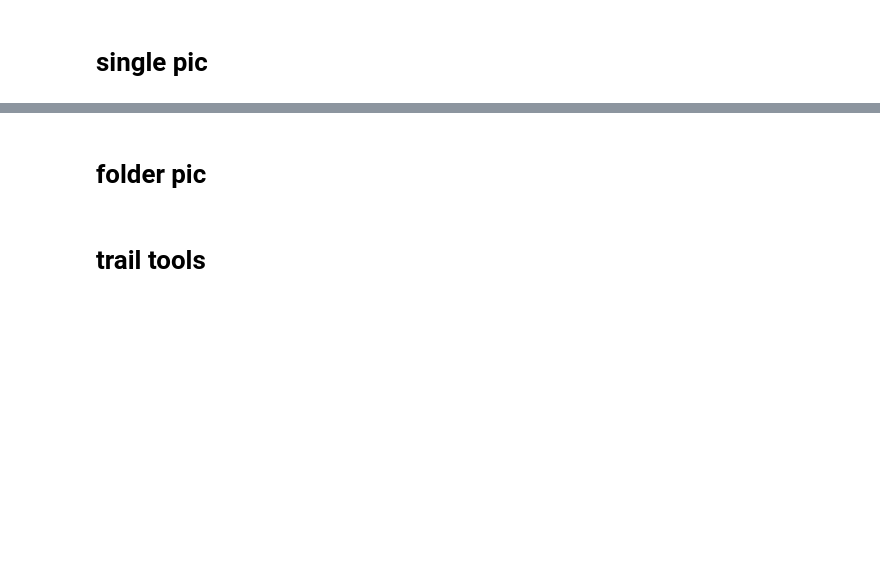
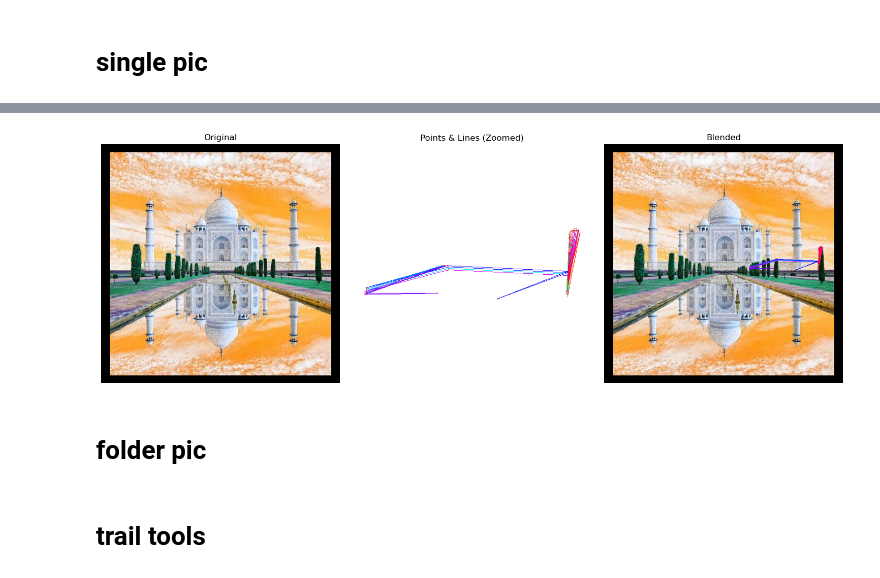
Before and after one commit to jzkaknckx/Conscious-demo, a Jupyter notebook: src/test_memorypoolForMar17.ipynb, the cells around one changed output, grey strips where cells are left out. Cells and saved outputs as stored; diff of their text form; code cells hidden in the pictures; blank space fills up the shorter version.

```diff
--- a/src/test_memorypoolForMar17.ipynb
+++ b/src/test_memorypoolForMar17.ipynb
@@ -35,20 +45,22 @@ print(f"graph1 nodes in total = {mc.graphI.graphI[0]._next_proto_id}, graph2 nod
 # %%
 from trail.viewrouteDraw import debug_mark_advanced
 import cv2
 import matplotlib.pyplot as plt
 
 debug_mark_advanced(
     image_input=cropped,
     points=mc.viewroute,
-    point_size=3,
+    point_size=1,
     line_thickness=1,
     draw_points=True,
     draw_lines=True,
     gradient_lines=True,
     start_hue=0.0,           # 从红色开始
     background_color=(255,255,255),  # 白色背景
     display_in_notebook=True
 )
+# %% [output]
+[figure, added]
 # %% [markdown]
 # folder pic
 # %%
```
Also changed, not shown: parts of 4 cells of this notebook, 4 other files.
